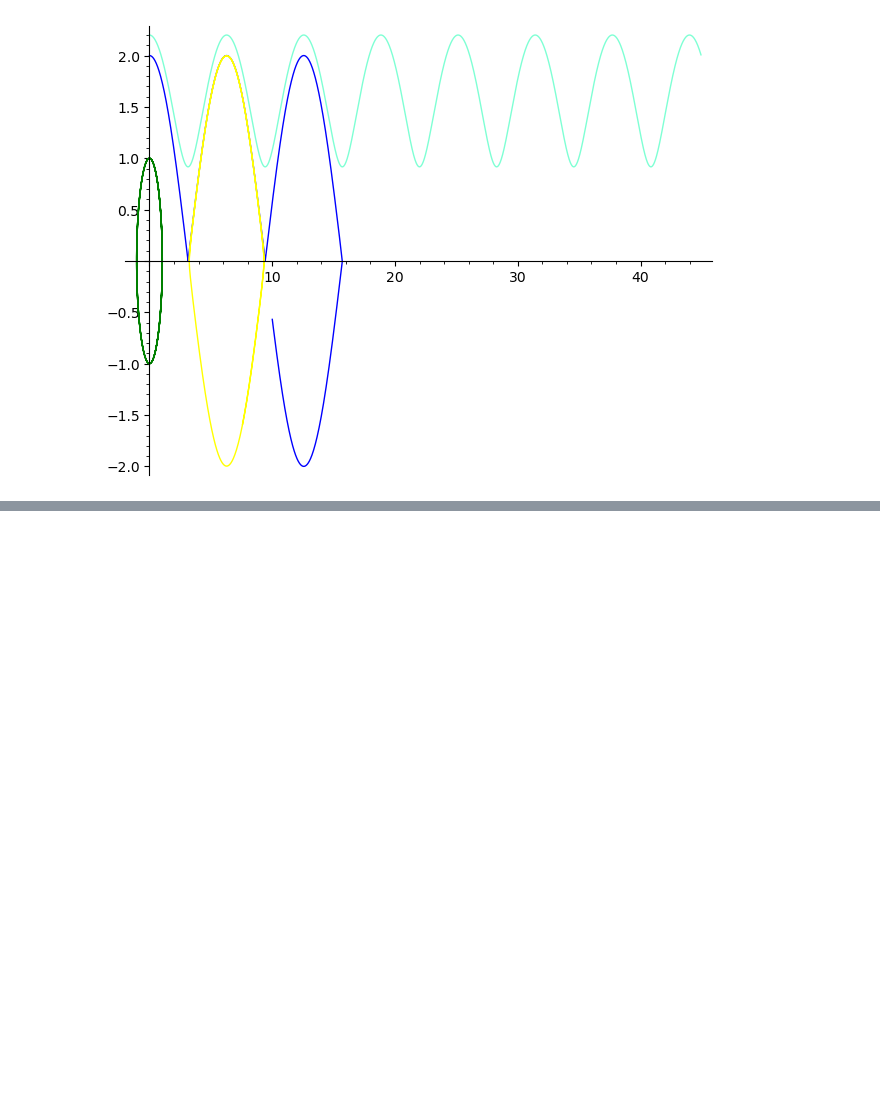
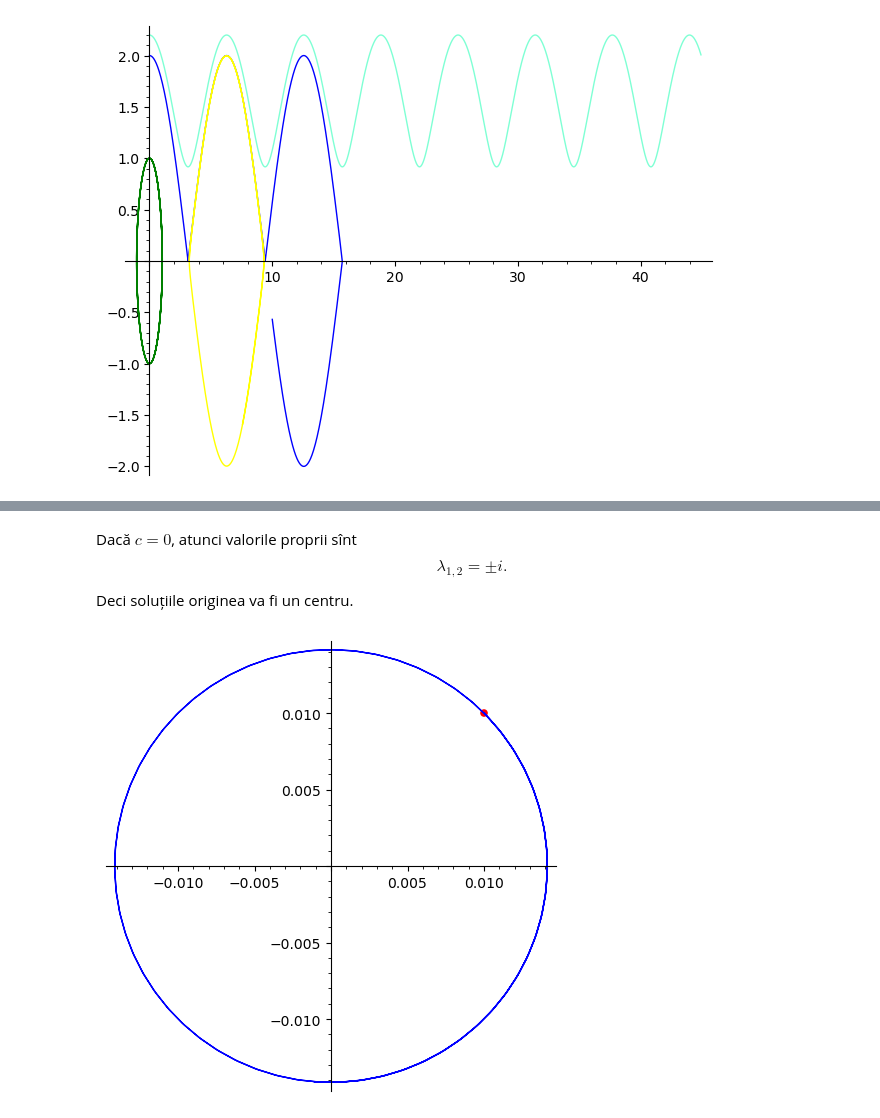
Before and after one commit to adhalanay/curs-ecologie, a Jupyter notebook: Cursul10.ipynb, the cells around one changed output, grey strips where cells are left out. Drawn from its saved outputs; the diff is of its cells as text; code cells hidden in the pictures; blank space fills up the shorter version.

```diff
--- a/Cursul10.ipynb
+++ b/Cursul10.ipynb
@@ -360,0 +426,17 @@ p5=line(zip(sol4[:,0],sol4[:,1]),color='yellow')
+# %% [markdown]
+Dacă $c=0$, atunci valorile proprii sînt
+$$
+\lambda_{1,2}=\pm i.
+$$
+Deci soluțiile originea va fi un centru.
+# %%
+x,v,t=var('x v t')
+c=0.0
+f=[v,-x-c*(v^3-v)]
+sol1=desolve_system_rk4(f, [x,v], ics=[0,0.01,0.01],ivar=t,end_points=15)
+sols1 = [[j,k] for i,j,k in sol1]
+p0=point([0.01,0.01],color='red',size=30)
+p1 = list_plot(sols1, plotjoined=True)
+(p0+p1).show(aspect_ratio=1)
+# %% [output]
+[figure, added]
```
Also changed, not shown: parts of 12 cells of this notebook, 2 other files.
